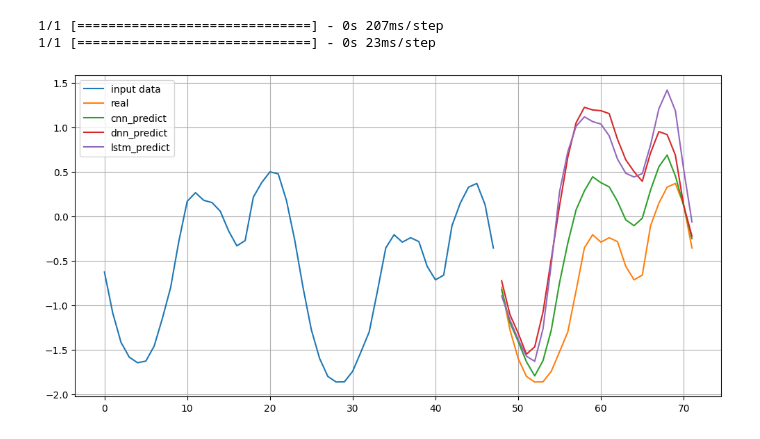
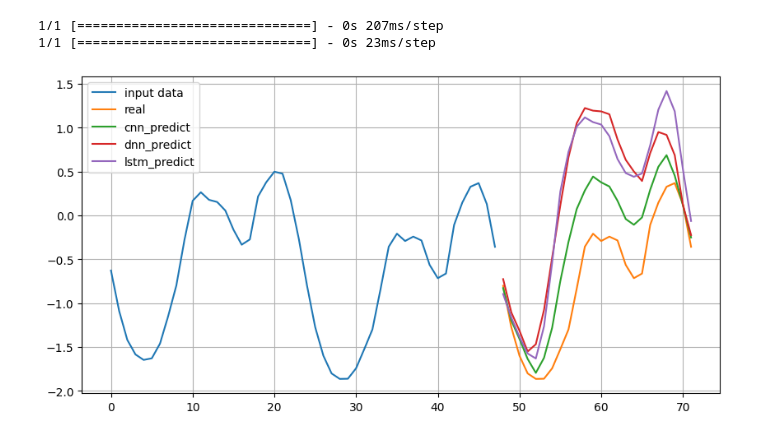
Before and after one commit to ryzhokhina/Tensorflow-Dev-Exam-Preparation, a Jupyter notebook: Multi_Variate_Time_Series_Forecasting_Tensorflow.ipynb, the cells around one changed output. Drawn from its saved outputs; the diff is of its cells as text; code cells hidden in the pictures.

```diff
--- a/Multi_Variate_Time_Series_Forecasting_Tensorflow.ipynb
+++ b/Multi_Variate_Time_Series_Forecasting_Tensorflow.ipynb
@@ -833,15 +797,15 @@ WARNING:tensorflow:5 out of the last 115 calls to <function Model.make_predict_f
 1/1 [==============================] - 0s 207ms/step
 1/1 [==============================] - 0s 23ms/step
 # %%
-plt.figure(figsize=(12, 6))
+plt.figure(figsize=(10, 5))
 plt.plot(np.arange(WINDOW_SIZE),x.consumption, label = 'input data')
 plt.plot(np.arange(WINDOW_SIZE,WINDOW_SIZE+HORIZON_SIZE),x.tail(HORIZON_SIZE).consumption, label = 'real')
 plt.plot(np.arange(WINDOW_SIZE,WINDOW_SIZE+HORIZON_SIZE),cnn_predict.reshape(-1), label='cnn_predict' )
 plt.plot(np.arange(WINDOW_SIZE,WINDOW_SIZE+HORIZON_SIZE),dnn_predict.reshape(-1), label='dnn_predict' )
 plt.plot(np.arange(WINDOW_SIZE,WINDOW_SIZE+HORIZON_SIZE),lstm_predict.reshape(-1), label='lstm_predict' )
 
 plt.legend()
 plt.grid(True)
 plt.show()
 # %% [output]
-[figure, old version]
+[figure, new version]
```
Also changed, not shown: parts of 9 cells of this notebook.
